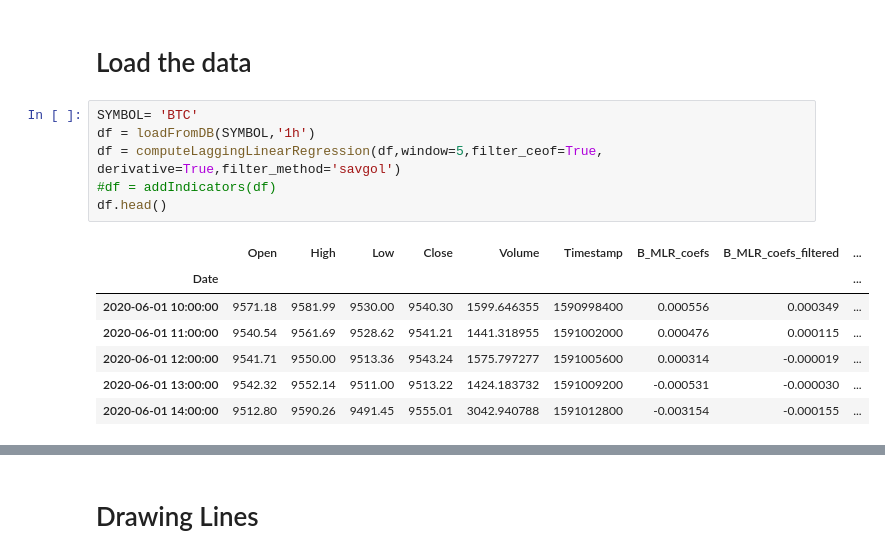
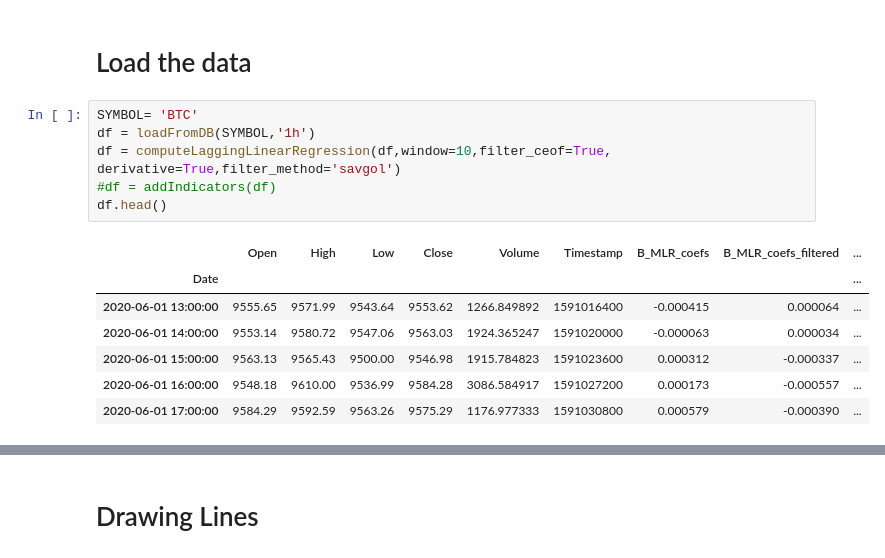
Before and after one commit to webclinic017/Trading-sandbox, a Jupyter notebook: 07_Previous_Trend_Indicators.ipynb, the cells around one changed output, grey strips where cells are left out. Cells and saved outputs as stored; diff of their text form.

```diff
--- a/07_Previous_Trend_Indicators.ipynb
+++ b/07_Previous_Trend_Indicators.ipynb
@@ -50,14 +50,14 @@ Loading BokehJS ...
 # %%
 SYMBOL= 'BTC'
 df = loadFromDB(SYMBOL,'1h')
-df = computeLaggingLinearRegression(df,window=5,filter_ceof=True, derivative=True,filter_method='savgol')
+df = computeLaggingLinearRegression(df,window=10,filter_ceof=True, derivative=True,filter_method='savgol')
 #df = addIndicators(df)
 df.head()
 # %% [output]
 |  | Open | High | Low | Close | Volume | Timestamp | B_MLR_coefs | B_MLR_coefs_filtered | ... |
 | Date |  |  |  |  |  |  |  |  | ... |
-| 2020-06-01 10:00:00 | 9571.18 | 9581.99 | 9530.00 | 9540.30 | 1599.646355 | 1590998400 | 0.000556 | 0.000349 | ... |
-| 2020-06-01 11:00:00 | 9540.54 | 9561.69 | 9528.62 | 9541.21 | 1441.318955 | 1591002000 | 0.000476 | 0.000115 | ... |
-| 2020-06-01 12:00:00 | 9541.71 | 9550.00 | 9513.36 | 9543.24 | 1575.797277 | 1591005600 | 0.000314 | -0.000019 | ... |
-| 2020-06-01 13:00:00 | 9542.32 | 9552.14 | 9511.00 | 9513.22 | 1424.183732 | 1591009200 | -0.000531 | -0.000030 | ... |
-| 2020-06-01 14:00:00 | 9512.80 | 9590.26 | 9491.45 | 9555.01 | 3042.940788 | 1591012800 | -0.003154 | -0.000155 | ... |
+| 2020-06-01 13:00:00 | 9555.65 | 9571.99 | 9543.64 | 9553.62 | 1266.849892 | 1591016400 | -0.000415 | 0.000064 | ... |
+| 2020-06-01 14:00:00 | 9553.14 | 9580.72 | 9547.06 | 9563.03 | 1924.365247 | 1591020000 | -0.000063 | 0.000034 | ... |
+| 2020-06-01 15:00:00 | 9563.13 | 9565.43 | 9500.00 | 9546.98 | 1915.784823 | 1591023600 | 0.000312 | -0.000337 | ... |
+| 2020-06-01 16:00:00 | 9548.18 | 9610.00 | 9536.99 | 9584.28 | 3086.584917 | 1591027200 | 0.000173 | -0.000557 | ... |
+| 2020-06-01 17:00:00 | 9584.29 | 9592.59 | 9563.26 | 9575.29 | 1176.977333 | 1591030800 | 0.000579 | -0.000390 | ... |
```
Also changed, not shown: parts of 32 cells of this notebook, 4 other files.
